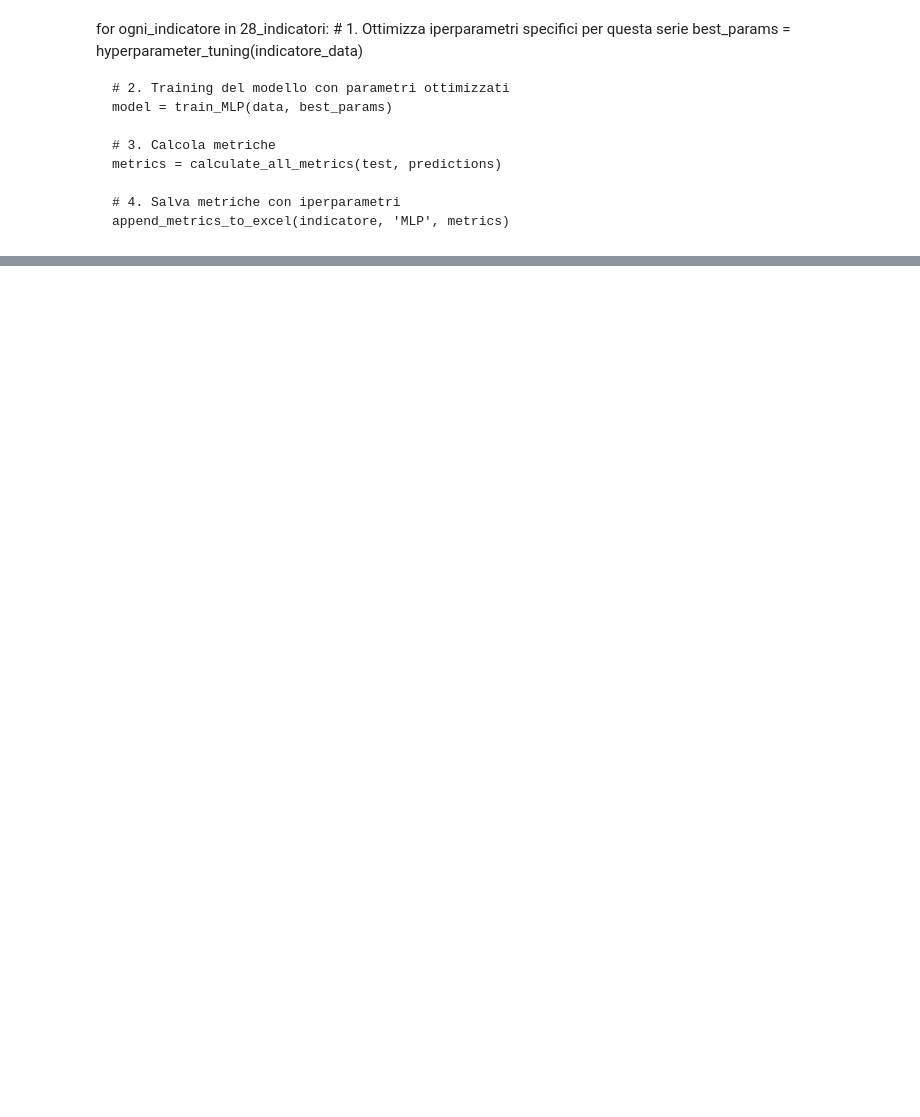
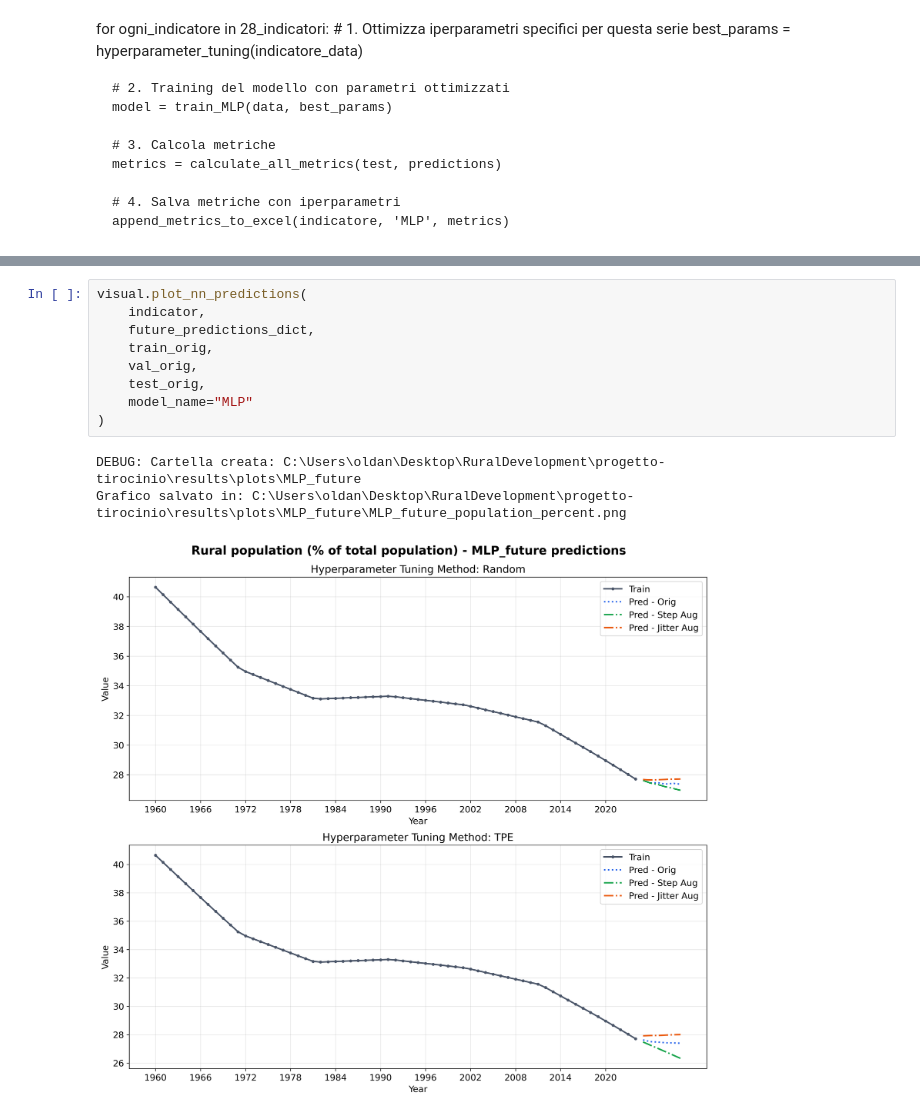
Before and after one commit to ginevraoldani/timeseries-forecasting-on-rural-development, a Jupyter notebook: notebooks/09_2_hyperparam_tuning_MLP.ipynb, the cells around one changed output, grey strips where cells are left out. Saved outputs shown, nothing was run; the diff lists cells and outputs as text; blank space fills up the shorter version.

```diff
--- a/notebooks/09_2_hyperparam_tuning_MLP.ipynb
+++ b/notebooks/09_2_hyperparam_tuning_MLP.ipynb
@@ -502,0 +483,13 @@ for ogni_indicatore in 28_indicatori:
+# %%
+visual.plot_nn_predictions(
+    indicator,
+    future_predictions_dict,
+    train_orig,
+    val_orig,
+    test_orig,
+    model_name="MLP"
+)
+# %% [output]
+DEBUG: Cartella creata: C:\Users\oldan\Desktop\RuralDevelopment\progetto-tirocinio\results\plots\MLP_future
+Grafico salvato in: C:\Users\oldan\Desktop\RuralDevelopment\progetto-tirocinio\results\plots\MLP_future\MLP_future_population_percent.png
+[figure, added]
```
Also changed, not shown: parts of 12 cells of this notebook, 10 other files.
